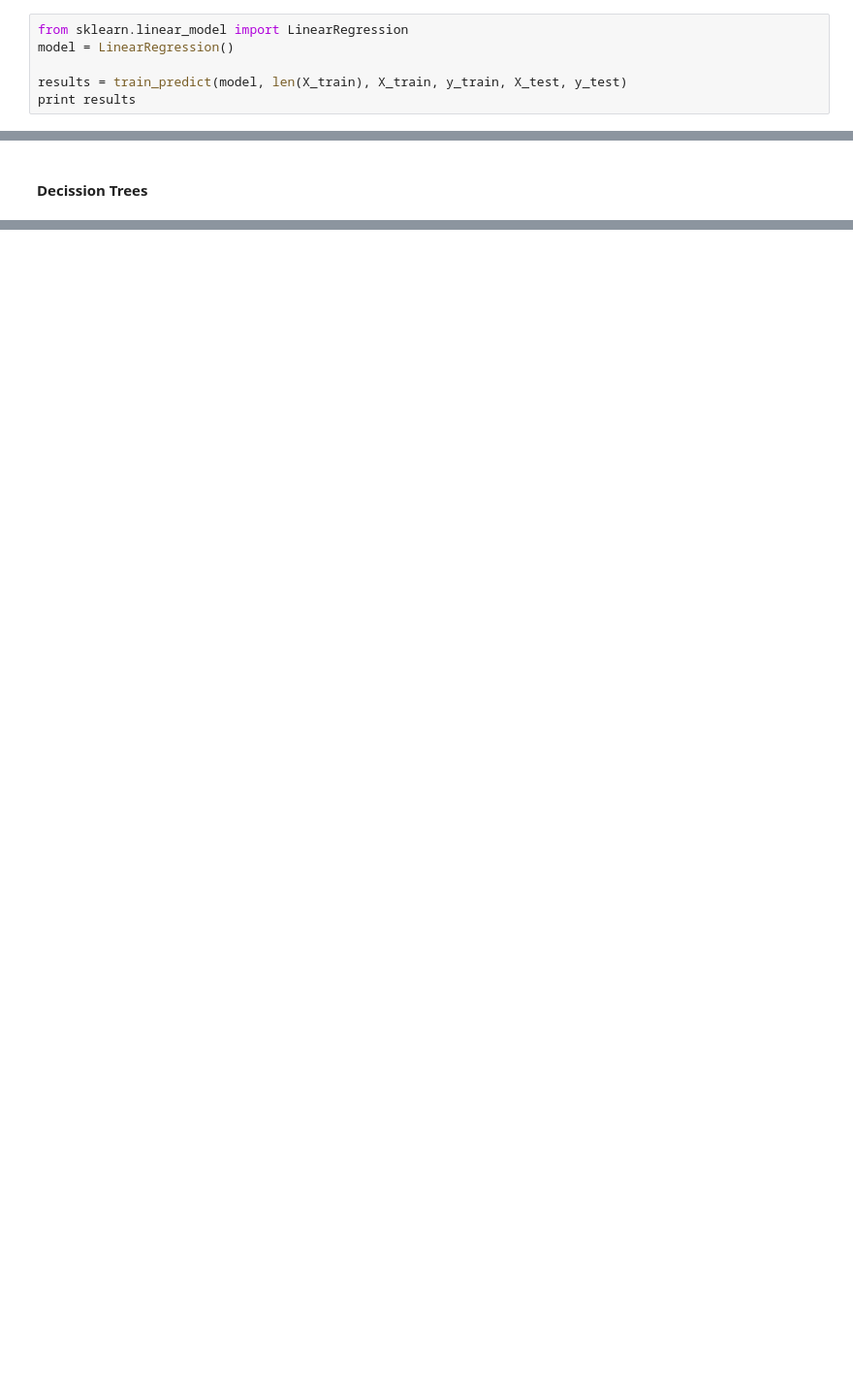
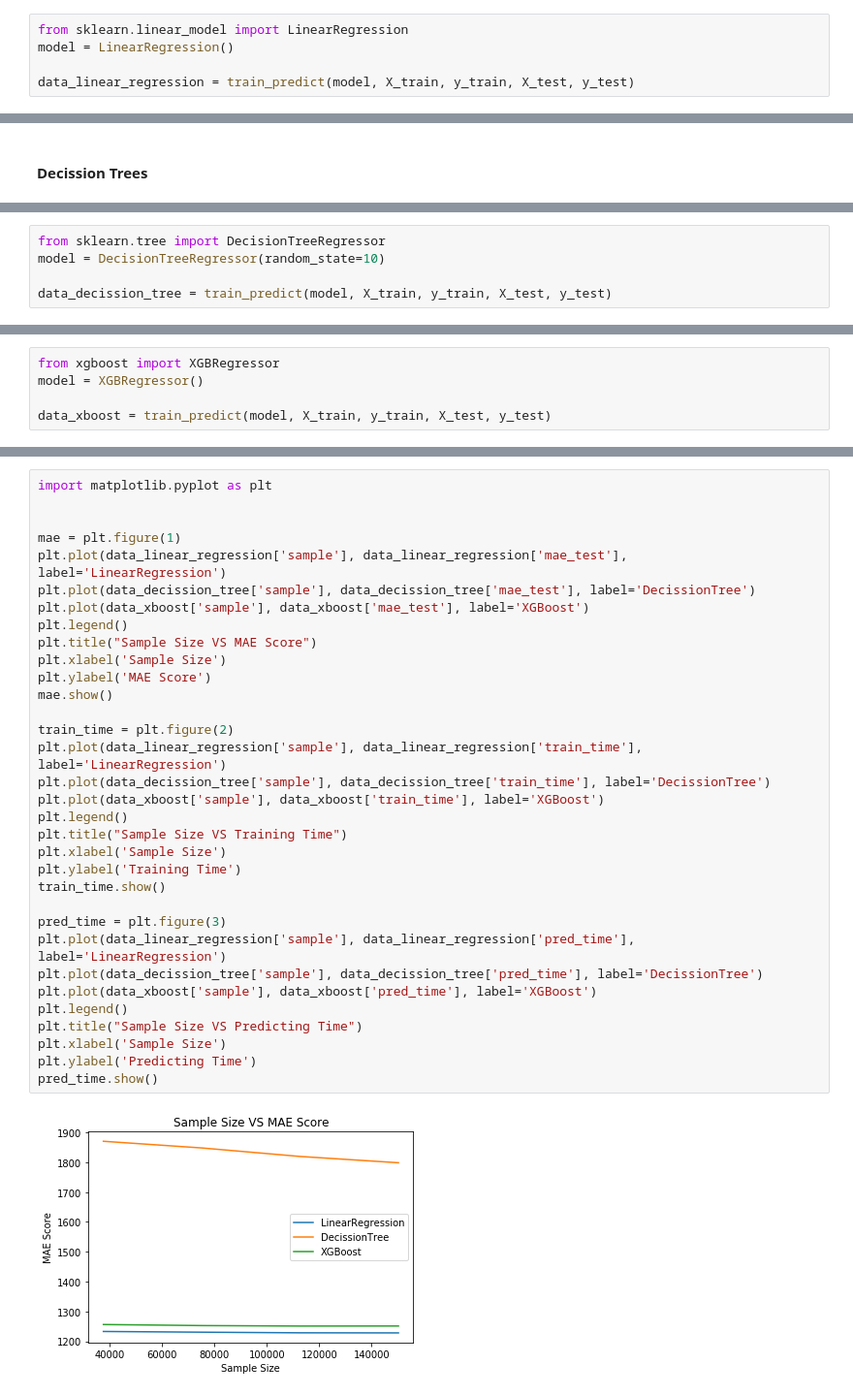
Before and after one commit to siddartha1992/machine-learning, a Jupyter notebook: projects/capstone/report.ipynb, the cells around one changed output, grey strips where cells are left out. Shown at 97% size. Saved outputs shown, nothing was run; the diff lists cells and outputs as text; blank space fills up the shorter version.

```diff
--- a/projects/capstone/report.ipynb
+++ b/projects/capstone/report.ipynb
@@ -311,6 +316,5 @@ def train_predict(learner, sample_size, X_train, y_train, X_test, y_test):
 from sklearn.linear_model import LinearRegression
 model = LinearRegression()
 
-results = train_predict(model, len(X_train), X_train, y_train, X_test, y_test)
-print results
+data_linear_regression = train_predict(model, X_train, y_train, X_test, y_test)
 # %% [output]
@@ -322,0 +340,5 @@ LinearRegression trained on 150237 samples.
+# %%
+from sklearn.tree import DecisionTreeRegressor
+model = DecisionTreeRegressor(random_state=10)
+
+data_decission_tree = train_predict(model, X_train, y_train, X_test, y_test)
@@ -322,0 +365,5 @@ LinearRegression trained on 150237 samples.
+# %%
+from xgboost import XGBRegressor
+model = XGBRegressor()
+
+data_xboost = train_predict(model, X_train, y_train, X_test, y_test)
@@ -322,0 +388,35 @@ LinearRegression trained on 150237 samples.
+# %%
+import matplotlib.pyplot as plt
+
+
+mae = plt.figure(1)
+plt.plot(data_linear_regression['sample'], data_linear_regression['mae_test'], label='LinearRegression')
+plt.plot(data_decission_tree['sample'], data_decission_tree['mae_test'], label='DecissionTree')
+plt.plot(data_xboost['sample'], data_xboost['mae_test'], label='XGBoost')
+plt.legend()
+plt.title("Sample Size VS MAE Score")
+plt.xlabel('Sample Size')
+plt.ylabel('MAE Score')
+mae.show()
+
+train_time = plt.figure(2)
+plt.plot(data_linear_regression['sample'], data_linear_regression['train_time'], label='LinearRegression')
+plt.plot(data_decission_tree['sample'], data_decission_tree['train_time'], label='DecissionTree')
+plt.plot(data_xboost['sample'], data_xboost['train_time'], label='XGBoost')
+plt.legend()
+plt.title("Sample Size VS Training Time")
+plt.xlabel('Sample Size')
+plt.ylabel('Training Time')
+train_time.show()
+
+pred_time = plt.figure(3)
+plt.plot(data_linear_regression['sample'], data_linear_regression['pred_time'], label='LinearRegression')
+plt.plot(data_decission_tree['sample'], data_decission_tree['pred_time'], label='DecissionTree')
+plt.plot(data_xboost['sample'], data_xboost['pred_time'], label='XGBoost')
+plt.legend()
+plt.title("Sample Size VS Predicting Time")
+plt.xlabel('Sample Size')
+plt.ylabel('Predicting Time')
+pred_time.show()
+# %% [output]
+[figure, added]
```
Also changed, not shown: parts of 18 cells of this notebook, 1 other file.
